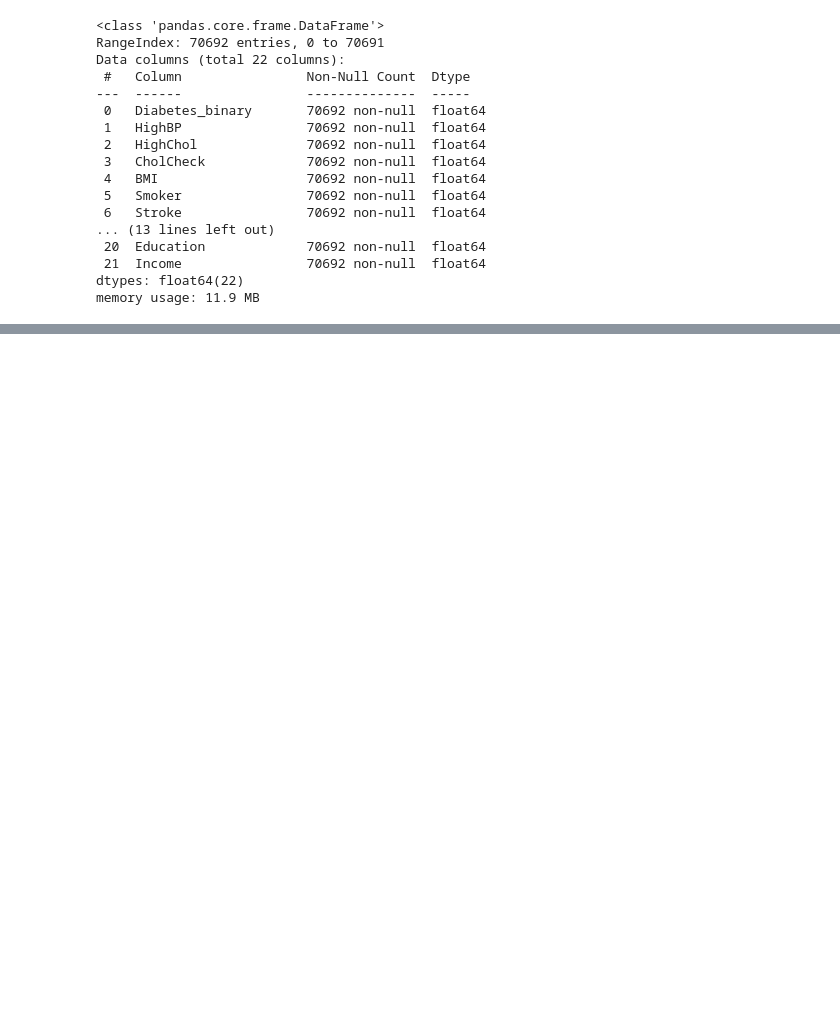
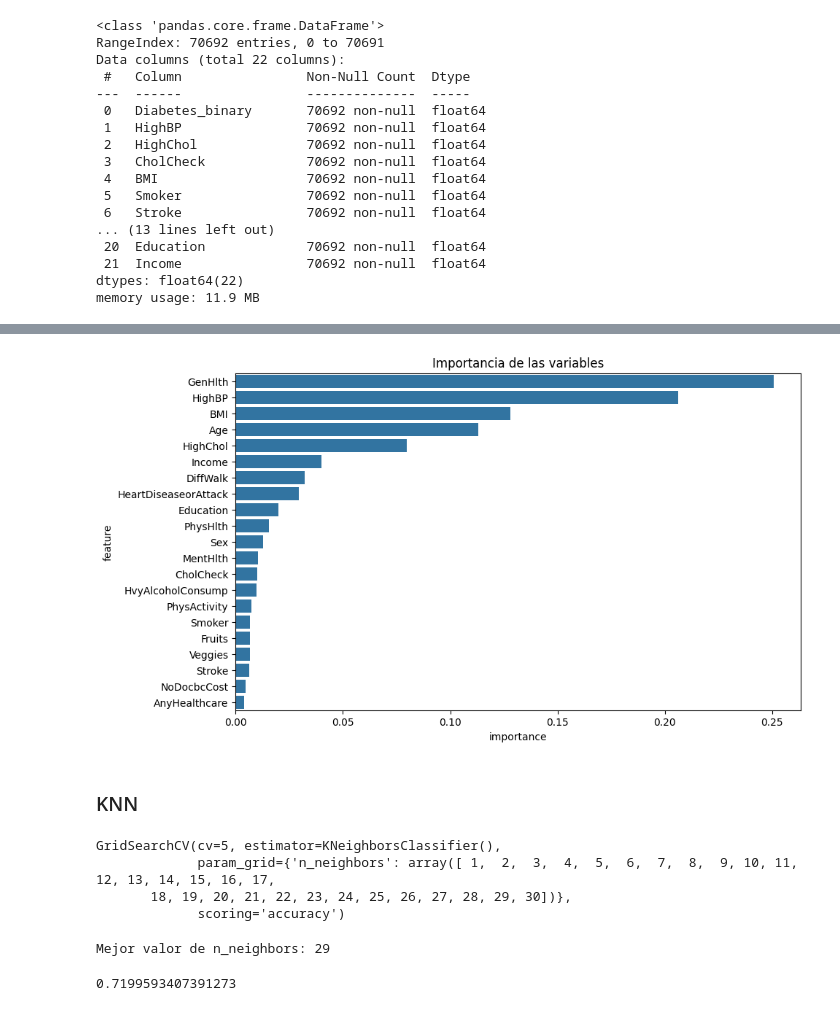
Before and after one commit to Garcialejan/Data-Science-with-Python, a Jupyter notebook: Projects/Machine_learning/Classification/Classification_advanced_exec.ipynb, the cells around one changed output, grey strips where cells are left out. Drawn from its saved outputs; the diff is of its cells as text; code cells hidden in the pictures; blank space fills up the shorter version.

```diff
--- a/Projects/Machine_learning/Classification/Classification_advanced_exec.ipynb
+++ b/Projects/Machine_learning/Classification/Classification_advanced_exec.ipynb
@@ -289,0 +414,2 @@ memory usage: 11.9 MB
+# %%
+best_random_forest = grid_search.best_estimator_
@@ -289,0 +420,14 @@ memory usage: 11.9 MB
+# %%
+importances = best_random_forest.feature_importances_
+# %%
+feature_importances = pd.DataFrame({'feature': df_X.columns, 'importance': importances})
+feature_importances = feature_importances.sort_values(by='importance', ascending=False)
+# %%
+plt.figure(figsize=(10, 6))
+sns.barplot(x='importance', y='feature', data=feature_importances)
+plt.title('Importancia de las variables')
+plt.show()
+# %% [output]
+[figure, added]
+# %% [markdown]
+### KNN
@@ -289,0 +442,12 @@ memory usage: 11.9 MB
+# %%
+grid_search.fit(X_train, y_train)
+# %% [output]
+GridSearchCV(cv=5, estimator=KNeighborsClassifier(),
+             param_grid={'n_neighbors': array([ 1,  2,  3,  4,  5,  6,  7,  8,  9, 10, 11, 12, 13, 14, 15, 16, 17,
+       18, 19, 20, 21, 22, 23, 24, 25, 26, 27, 28, 29, 30])},
+             scoring='accuracy')
+# %%
+best_n_neighbors = grid_search.best_params_['n_neighbors']
+print(f"Mejor valor de n_neighbors: {best_n_neighbors}")
+# %% [output]
+Mejor valor de n_neighbors: 29
@@ -289,0 +457,4 @@ memory usage: 11.9 MB
+# %%
+best_knn.score(X_test, y_test)
+# %% [output]
+0.7199593407391273
```
Also changed, not shown: parts of 37 cells of this notebook.
